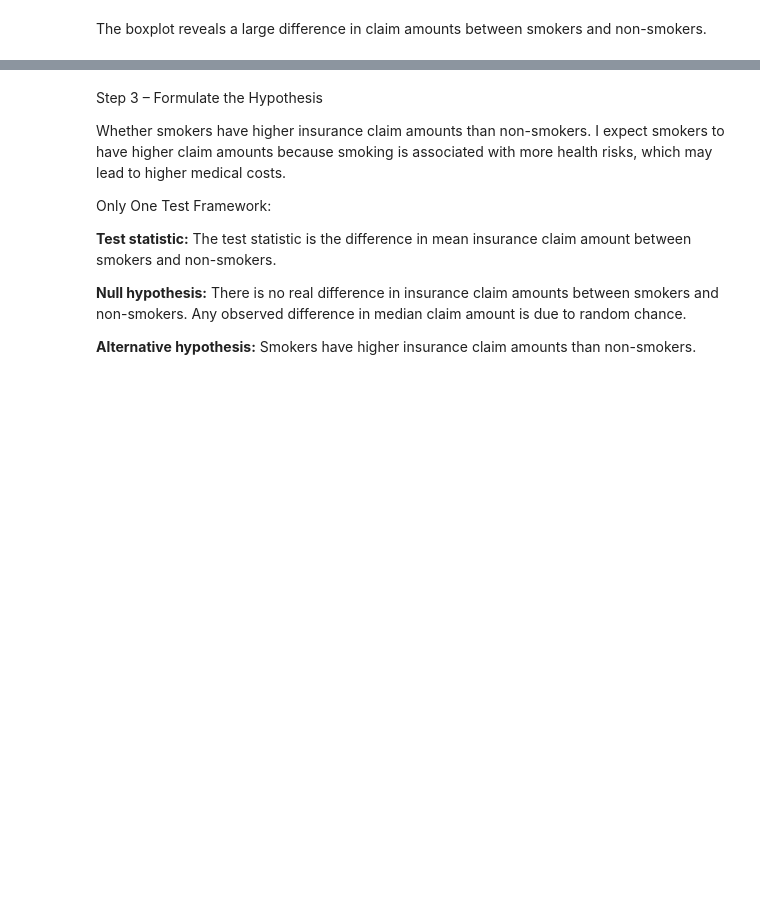
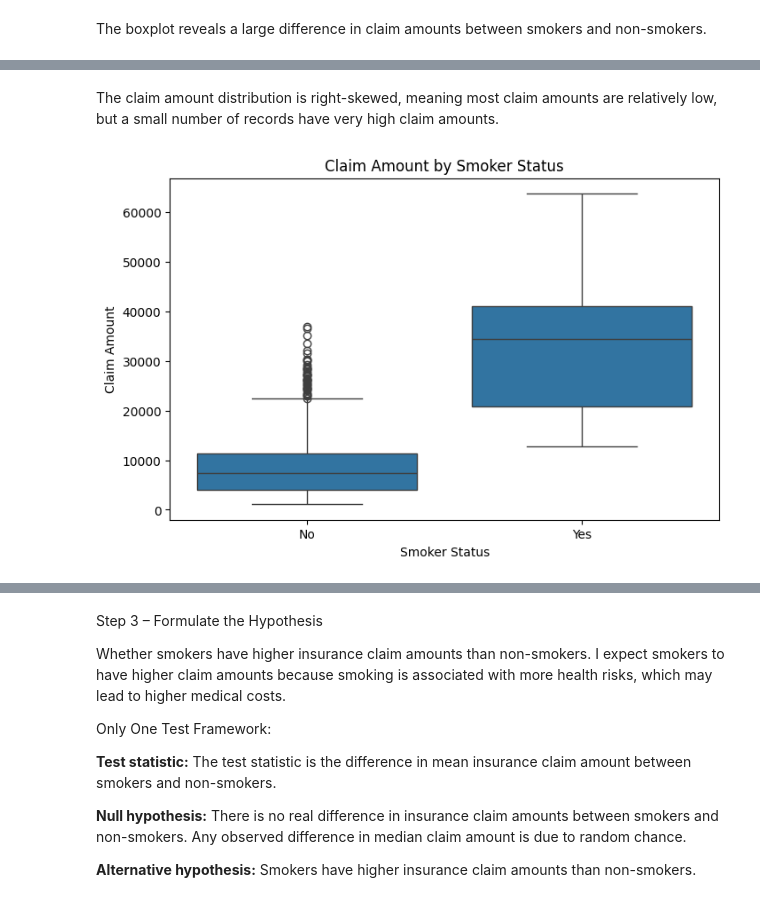
Before and after one commit to RyanChen1002/insurance-claim-analysis, a Jupyter notebook: Insurance_Claim_Analysis.ipynb, the cells around one changed output, grey strips where cells are left out. Drawn from its saved outputs; the diff is of its cells as text; code cells hidden in the pictures; blank space fills up the shorter version.

```diff
--- a/Insurance_Claim_Analysis.ipynb
+++ b/Insurance_Claim_Analysis.ipynb
@@ -74,0 +91,12 @@ dtype: int64
+# %% [markdown]
+The claim amount distribution is right-skewed, meaning most claim amounts are relatively low, but a small number of records have very high claim amounts.
+# %%
+#Claim amount by smoker status
+plt.figure(figsize=(8,5))
+sns.boxplot(x="smoker", y="claim", data=insurance)
+plt.xlabel("Smoker Status")
+plt.ylabel("Claim Amount")
+plt.title("Claim Amount by Smoker Status")
+plt.show()
+# %% [output]
+[figure, added]
```
Also changed, not shown: parts of 15 cells of this notebook.
